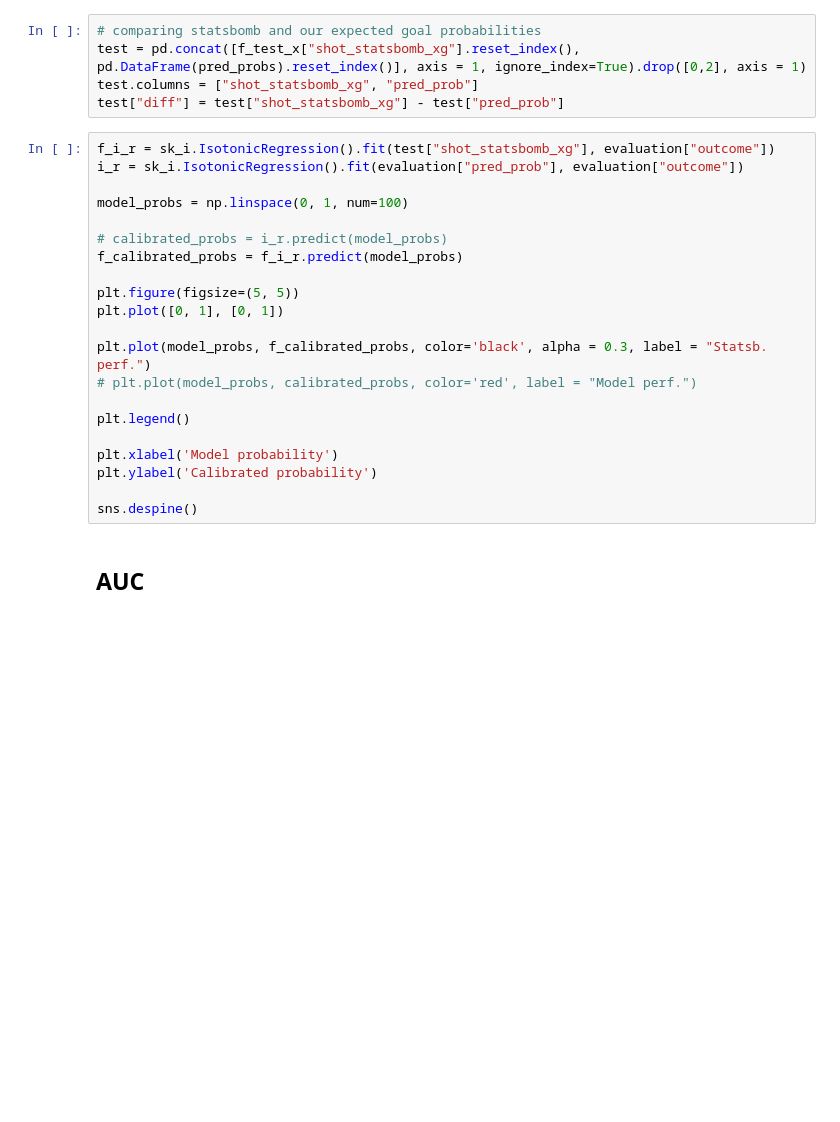
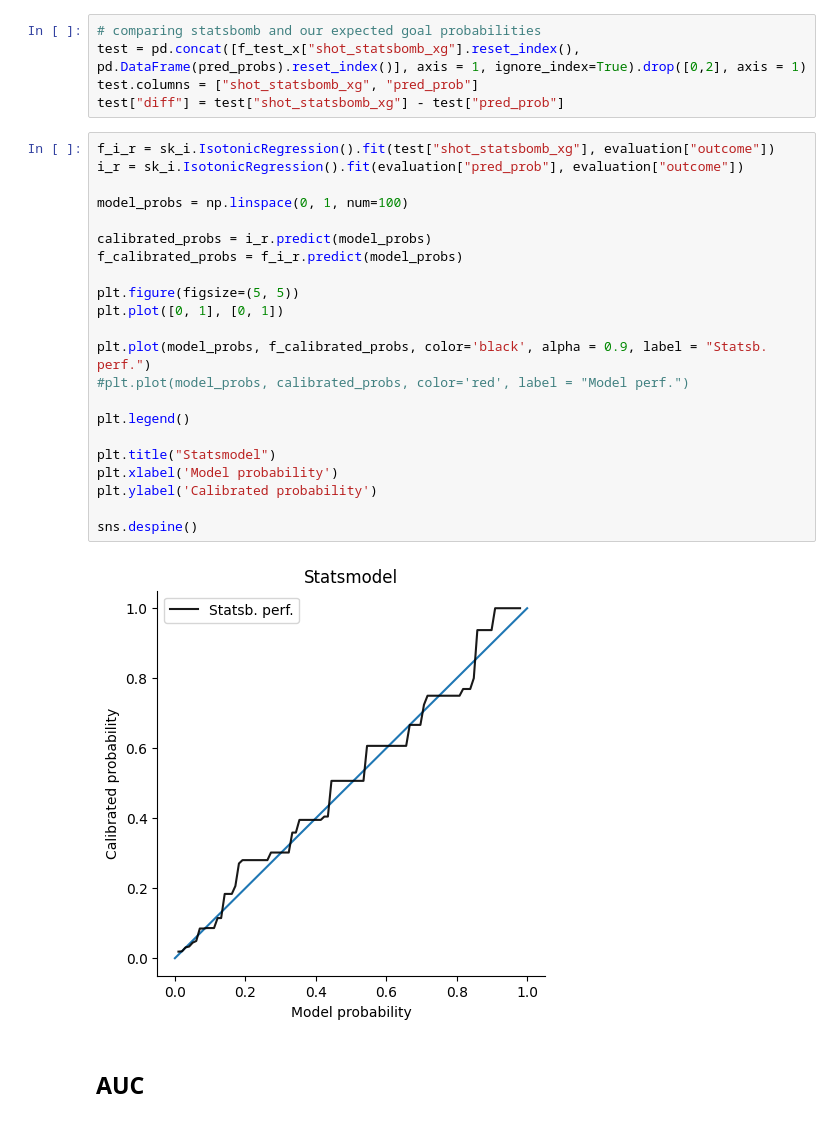
Before and after one commit to kaspar-soukup/expected_goals, a Jupyter notebook: Expected-Goals/notebooks/Neural_Network.ipynb, the cells around one changed output. Drawn from its saved outputs; the diff is of its cells as text; blank space fills up the shorter version.

```diff
--- a/Expected-Goals/notebooks/Neural_Network.ipynb
+++ b/Expected-Goals/notebooks/Neural_Network.ipynb
@@ -420,24 +380,27 @@ test["diff"] = test["shot_statsbomb_xg"] - test["pred_prob"]
 # %%
 f_i_r = sk_i.IsotonicRegression().fit(test["shot_statsbomb_xg"], evaluation["outcome"])
 i_r = sk_i.IsotonicRegression().fit(evaluation["pred_prob"], evaluation["outcome"])
 
 model_probs = np.linspace(0, 1, num=100)
 
-# calibrated_probs = i_r.predict(model_probs)
+calibrated_probs = i_r.predict(model_probs)
 f_calibrated_probs = f_i_r.predict(model_probs)
 
 plt.figure(figsize=(5, 5))
 plt.plot([0, 1], [0, 1])
 
-plt.plot(model_probs, f_calibrated_probs, color='black', alpha = 0.3, label = "Statsb. perf.")
-# plt.plot(model_probs, calibrated_probs, color='red', label = "Model perf.")
+plt.plot(model_probs, f_calibrated_probs, color='black', alpha = 0.9, label = "Statsb. perf.")
+#plt.plot(model_probs, calibrated_probs, color='red', label = "Model perf.")
 
 plt.legend()
 
+plt.title("Statsmodel")
 plt.xlabel('Model probability')
 plt.ylabel('Calibrated probability')
 
 sns.despine()
+# %% [output]
+[figure, added]
 # %% [markdown]
 ## AUC
 # %%
```
Also changed, not shown: parts of 15 cells of this notebook.
